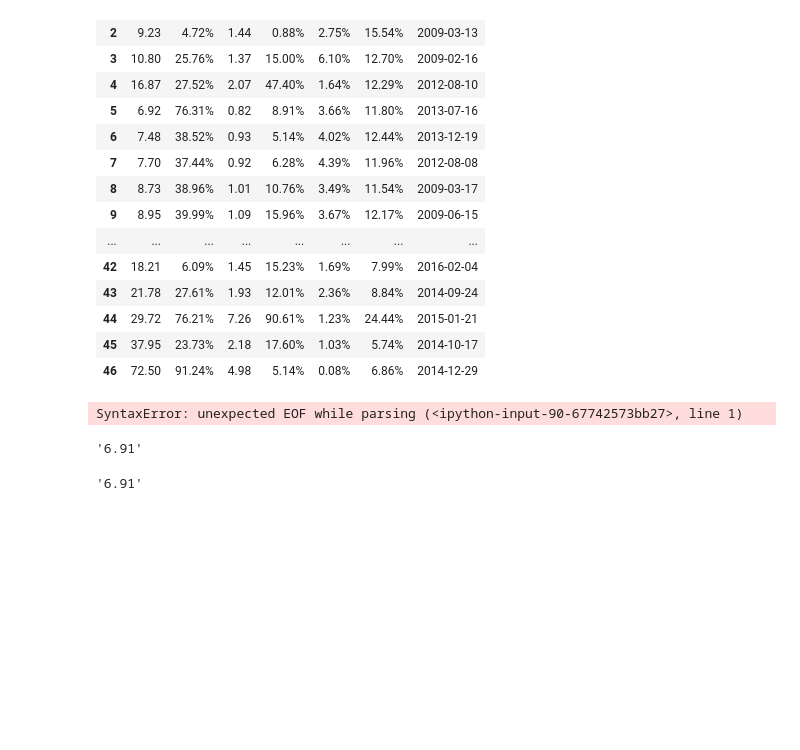
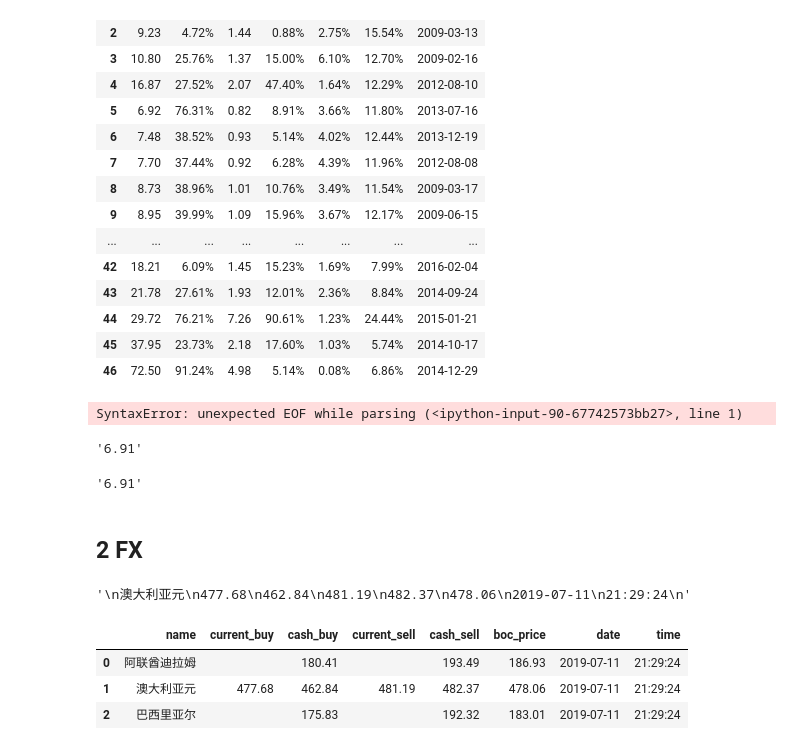
Before and after one commit to hemafeifei/wealth, a Jupyter notebook: scrapy/test.ipynb, the cells around one changed output. Saved outputs shown, nothing was run; the diff lists cells and outputs as text; code cells hidden in the pictures; blank space fills up the shorter version.

```diff
--- a/scrapy/test.ipynb
+++ b/scrapy/test.ipynb
@@ -130,3 +132,5 @@ dinfo[0].find('div', {'class':'pe'}).get_text()
 row.find('div', {'class':'pe'}).get_text()
 # %% [output]
 '6.91'
+# %% [markdown]
+## 2 FX
@@ -132,0 +146,4 @@ row.find('div', {'class':'pe'}).get_text()
+# %%
+odd_table.find_all('tr')[2].get_text()
+# %% [output]
+'\n澳大利亚元\n477.68\n462.84\n481.19\n482.37\n478.06\n2019-07-11\n21:29:24\n'
@@ -132,0 +154,7 @@ row.find('div', {'class':'pe'}).get_text()
+# %%
+df.head(3)
+# %% [output]
+|  | name | current_buy | cash_buy | current_sell | cash_sell | boc_price | date | time |
+| 0 | 阿联酋迪拉姆 |  | 180.41 |  | 193.49 | 186.93 | 2019-07-11 | 21:29:24 |
+| 1 | 澳大利亚元 | 477.68 | 462.84 | 481.19 | 482.37 | 478.06 | 2019-07-11 | 21:29:24 |
+| 2 | 巴西里亚尔 |  | 175.83 |  | 192.32 | 183.01 | 2019-07-11 | 21:29:24 |
```
Also changed, not shown: parts of 10 cells of this notebook, 1 other file.
